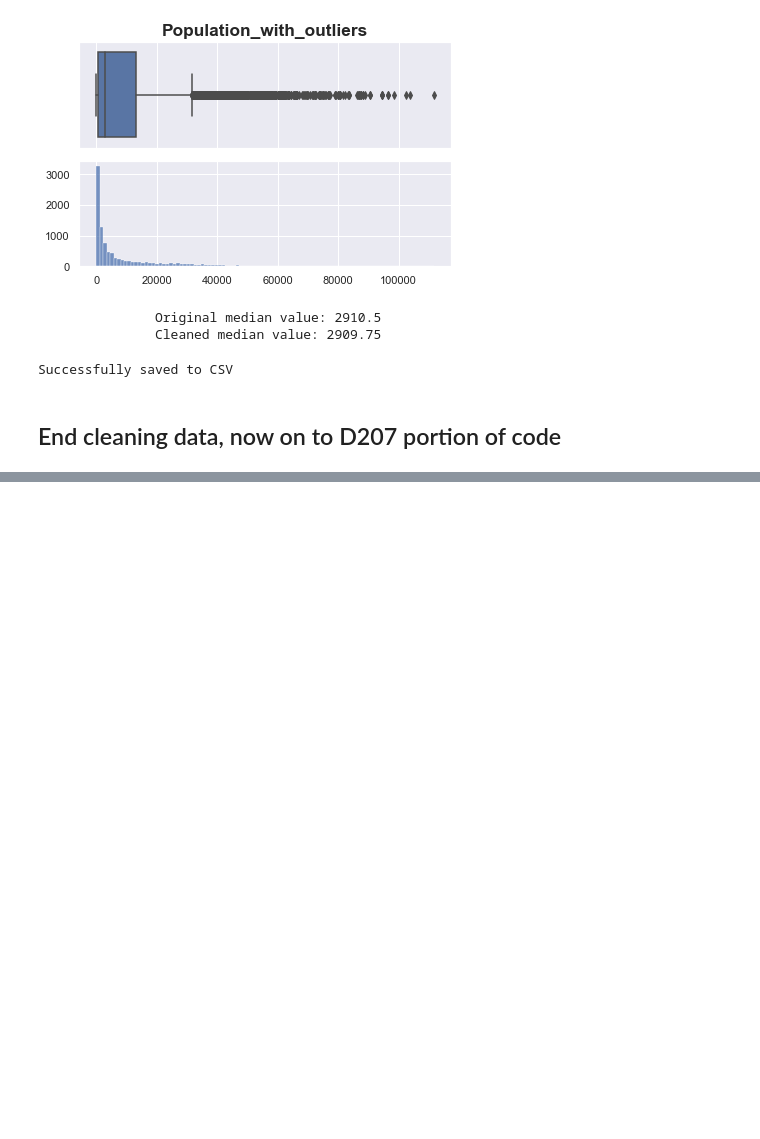
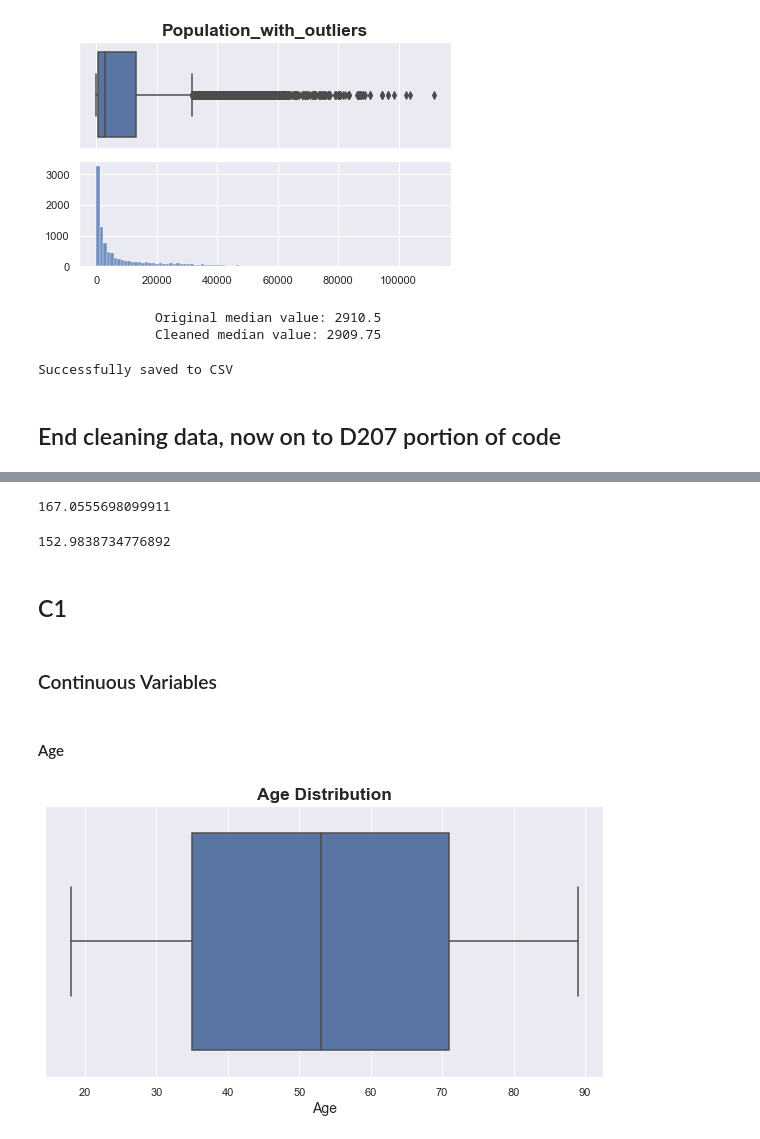
Before and after one commit to ordinaryusername1/D207, a Jupyter notebook: D207_Parker.ipynb, the cells around one changed output, grey strips where cells are left out. Cells and saved outputs as stored; diff of their text form; code cells hidden in the pictures; blank space fills up the shorter version.

Commit message:
create univariate statistics visualizations

```diff
--- a/D207_Parker.ipynb
+++ b/D207_Parker.ipynb
@@ -1003,0 +940,25 @@ print(anova[1])
+# %%
+df_dsl["MonthlyCharge"].describe().loc["mean"]
+# %% [output]
+167.0555698099911
+# %%
+df_no_internet["MonthlyCharge"].describe().loc["mean"]
+# %% [output]
+152.9838734776892
+# %% [markdown]
+## C1
+# %% [markdown]
+### Continuous Variables
+# %% [markdown]
+#### Age
+# %%
+fig, ax = plt.subplots(figsize=(10,5))
+
+sns.boxplot(x=df["Age"])
+
+ax.set_title(label="Age Distribution", fontsize="x-large", weight="bold")
+ax.set_xlabel('Age', fontsize=14)
+
+plt.show()
+# %% [output]
+[figure, added]
```
Also changed, not shown: parts of 49 cells of this notebook.
